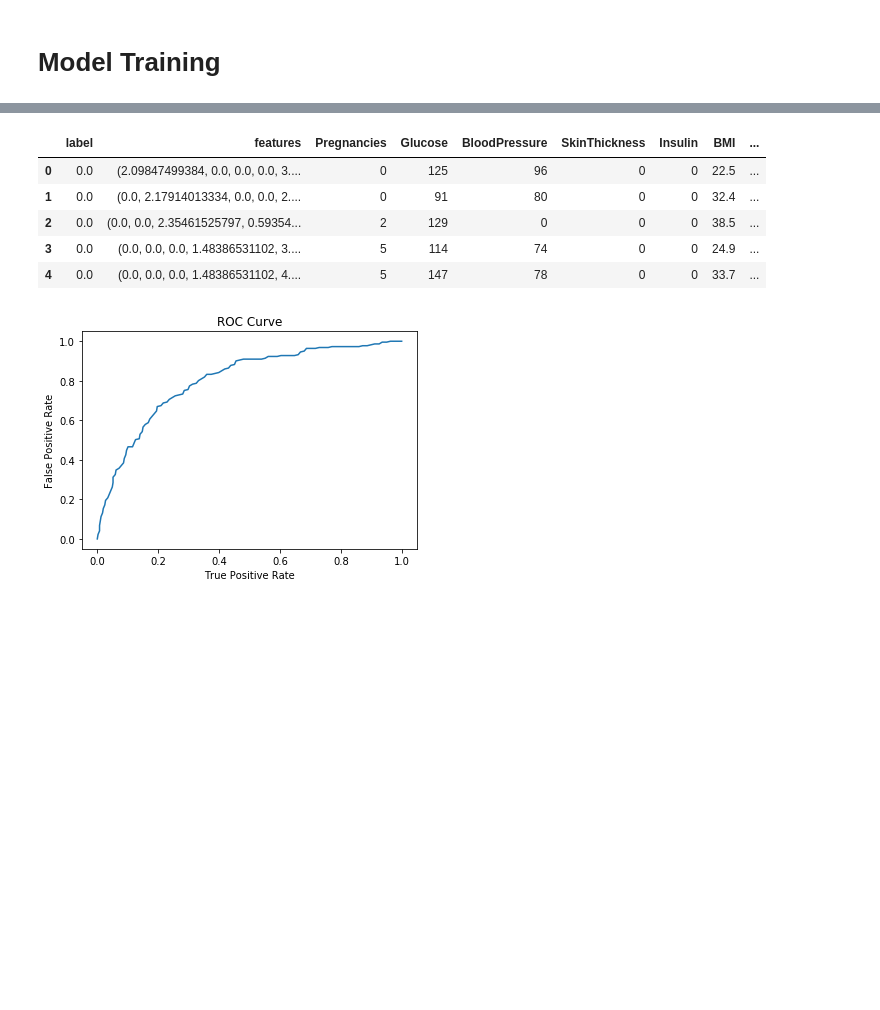
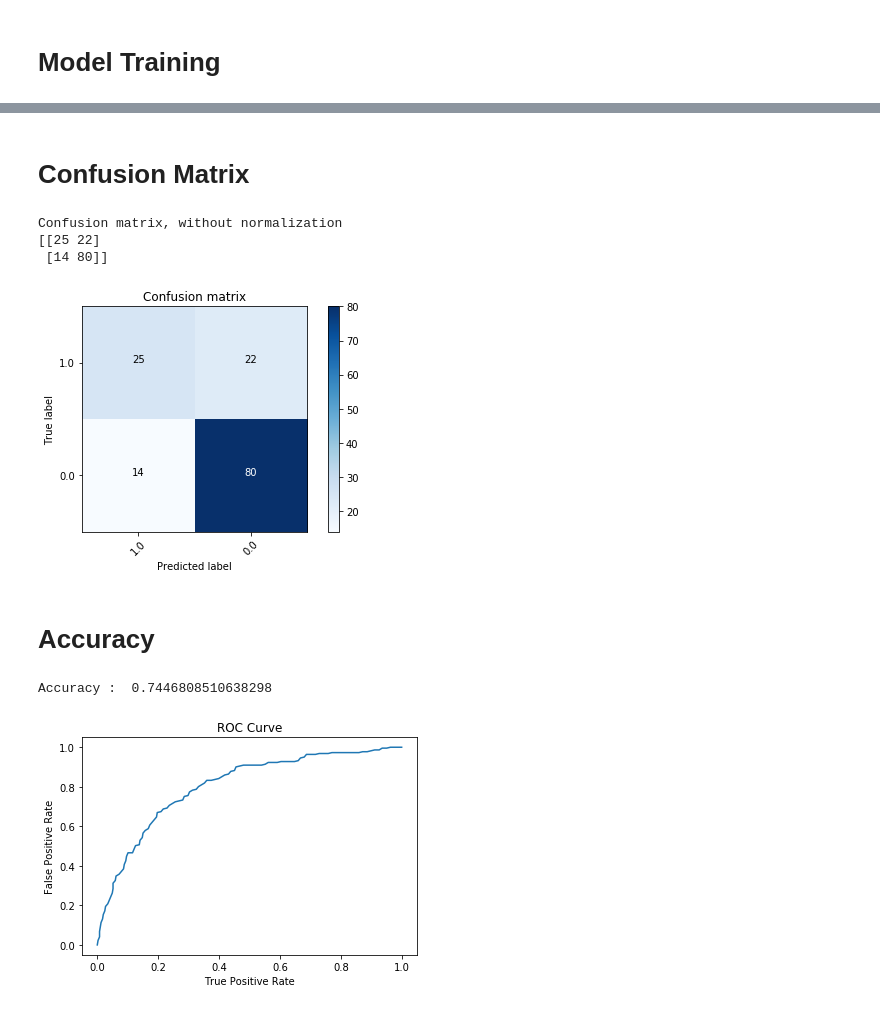
Before and after one commit to gogundur/Pyspark-Logistic-Regression, a Jupyter notebook: Pyspark/Pyspark Classification.ipynb, the cells around one changed output, grey strips where cells are left out. Drawn from its saved outputs; the diff is of its cells as text; code cells hidden in the pictures; blank space fills up the shorter version.

```diff
--- a/Pyspark/Pyspark-Classification.ipynb
+++ b/Pyspark/Pyspark Classification.ipynb
@@ -364,5 +395,6 @@ stages
 # %%
 from pyspark.ml import Pipeline
+cols = df.columns
 pipeline = Pipeline(stages = stages)
 pipelineModel = pipeline.fit(df)
 df = pipelineModel.transform(df)
@@ -418,11 +460,2 @@ lrModel = lr.fit(train)
-# %%
-predictions = lrModel.transform(test)
-#predictions.select('Insulin', 'Glucose', 'label', 'rawPrediction', 'prediction', 'probability').show(10)
-predictions.toPandas().head(5)
-# %% [output]
-|  | label | features | Pregnancies | Glucose | BloodPressure | SkinThickness | Insulin | BMI | ... |
-| 0 | 0.0 | (2.09847499384, 0.0, 0.0, 0.0, 3.... | 0 | 125 | 96 | 0 | 0 | 22.5 | ... |
-| 1 | 0.0 | (0.0, 2.17914013334, 0.0, 0.0, 2.... | 0 | 91 | 80 | 0 | 0 | 32.4 | ... |
-| 2 | 0.0 | (0.0, 0.0, 2.35461525797, 0.59354... | 2 | 129 | 0 | 0 | 0 | 38.5 | ... |
-| 3 | 0.0 | (0.0, 0.0, 0.0, 1.48386531102, 3.... | 5 | 114 | 74 | 0 | 0 | 24.9 | ... |
-| 4 | 0.0 | (0.0, 0.0, 0.0, 1.48386531102, 4.... | 5 | 147 | 78 | 0 | 0 | 33.7 | ... |
+# %% [markdown]
+# Confusion Matrix
@@ -429,3 +498,28 @@ predictions.toPandas().head(5)
+# %%
+y_true = predictions.select("label")
+y_true = y_true.toPandas()
+
+y_pred = predictions.select("prediction")
+y_pred = y_pred.toPandas()
+
+cnf_matrix = confusion_matrix(y_true, y_pred,labels=class_names)
+#cnf_matrix
+plt.figure()
+plot_confusion_matrix(cnf_matrix, classes=class_names,
+                      title='Confusion matrix')
+plt.show()
+# %% [output]
+Confusion matrix, without normalization
+[[25 22]
+ [14 80]]
+[figure, added]
+# %% [markdown]
+# Accuracy
+# %%
+accuracy = predictions.filter(predictions.label == predictions.prediction).count() / float(predictions.count())
+print("Accuracy : ",accuracy)
+# %% [output]
+Accuracy :  0.7446808510638298
 # %%
 trainingSummary = lrModel.summary
 roc = trainingSummary.roc.toPandas()
```
Also changed, not shown: parts of 37 cells of this notebook, 1 other file.
